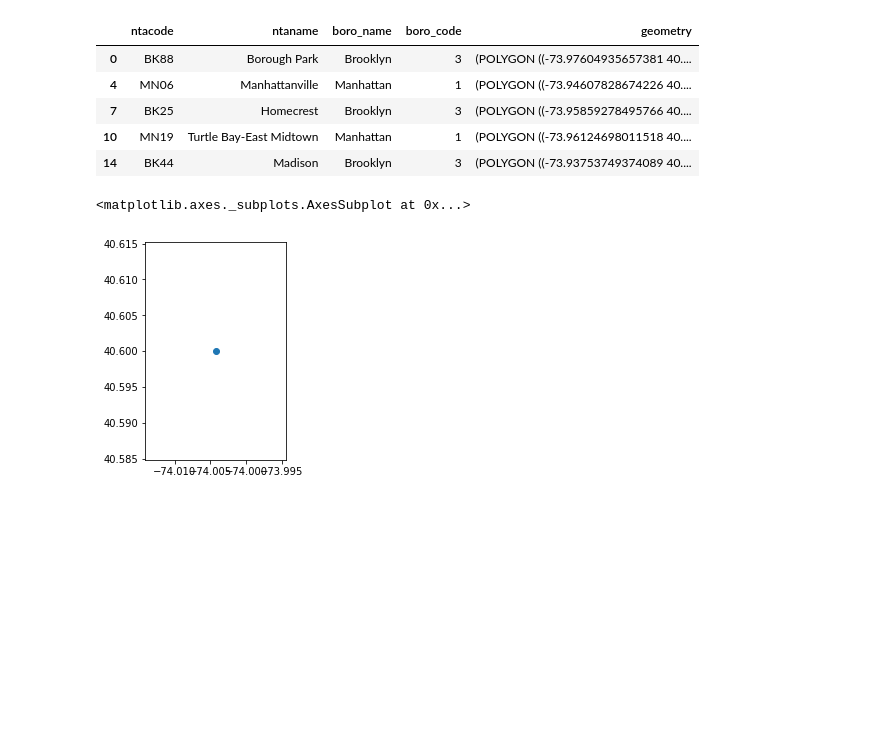
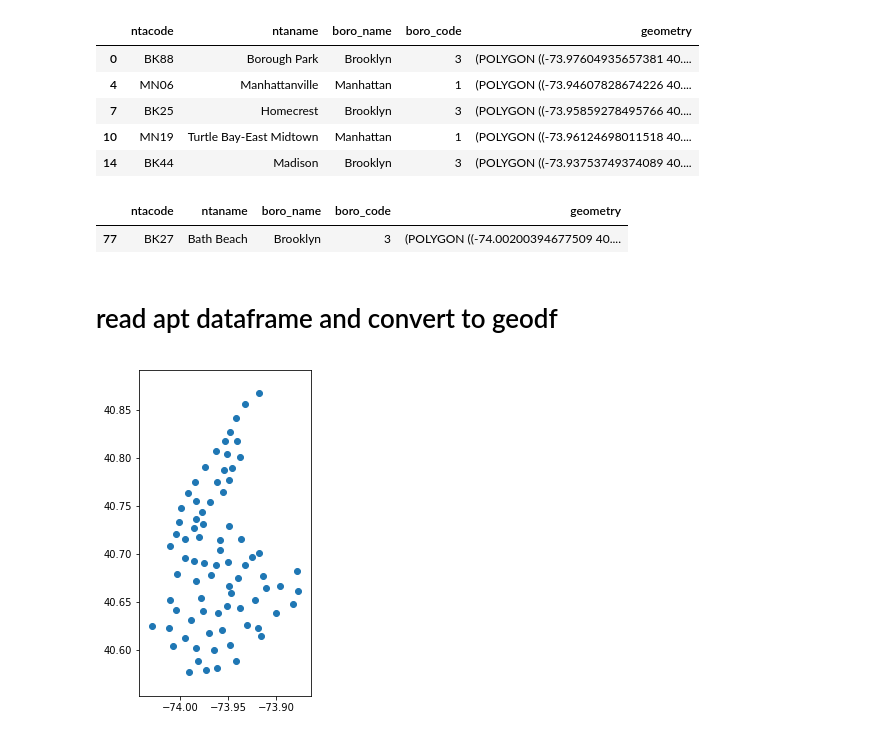
Before and after one commit to slieb74/nyc-transit-impact-on-price, a Jupyter notebook: boundary_analysis.ipynb, the cells around one changed output. Cells and saved outputs as stored; diff of their text form; code cells hidden in the pictures; blank space fills up the shorter version.

```diff
--- a/boundary_analysis.ipynb
+++ b/boundary_analysis.ipynb
@@ -52,5 +52,7 @@ point = geopandas.GeoSeries(point)
-# %%
-point.plot()
-# %% [output]
-<matplotlib.axes._subplots.AxesSubplot at 0x...>
-[figure, removed]
+# %%
+df[df.contains(point)]
+# %% [output]
+|  | ntacode | ntaname | boro_name | boro_code | geometry |
+| 77 | BK27 | Bath Beach | Brooklyn | 3 | (POLYGON ((-74.00200394677509 40.... |
+# %% [markdown]
+# read apt dataframe and convert to geodf
@@ -56,0 +67,4 @@ point.plot()
+# %%
+df.centroid.plot(figsize=(10,6));
+# %% [output]
+[figure, added]
```
Also changed, not shown: parts of 5 cells of this notebook, 3 other files.
